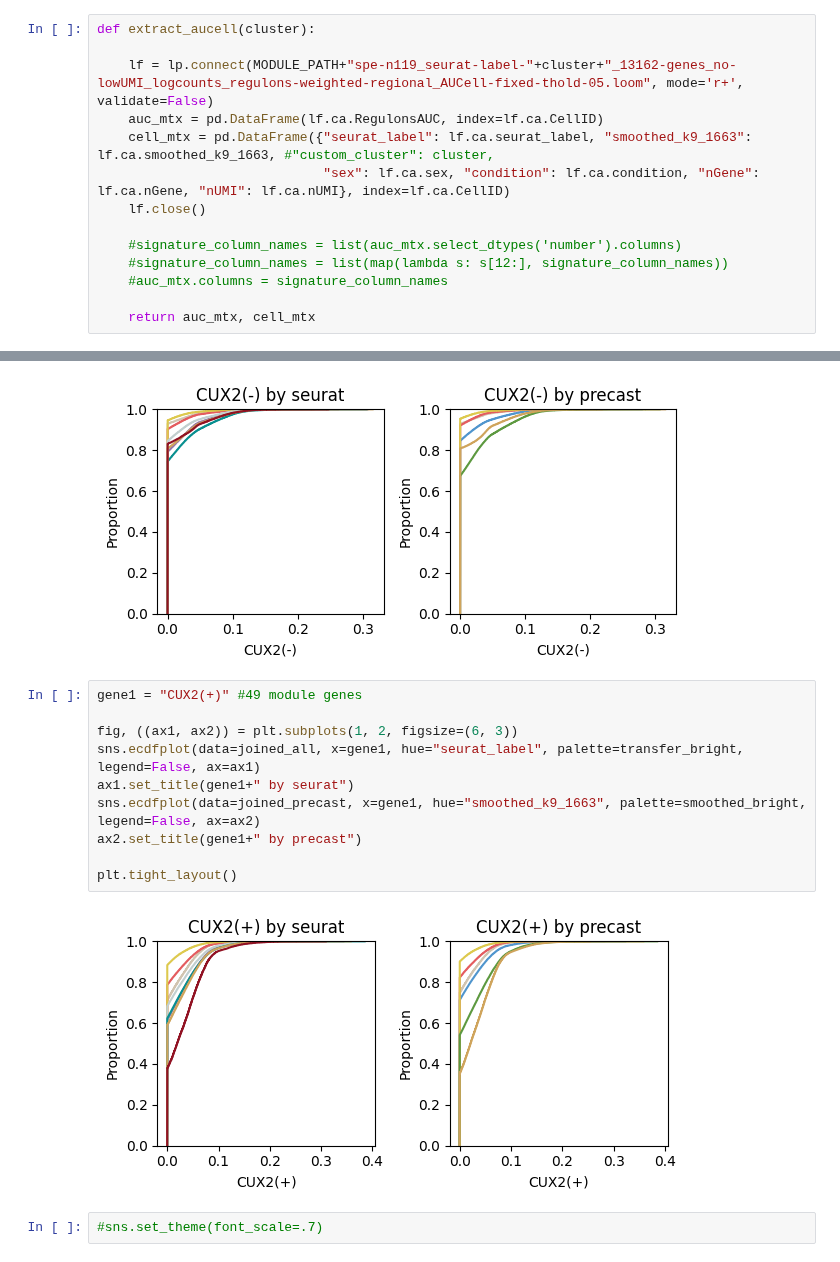
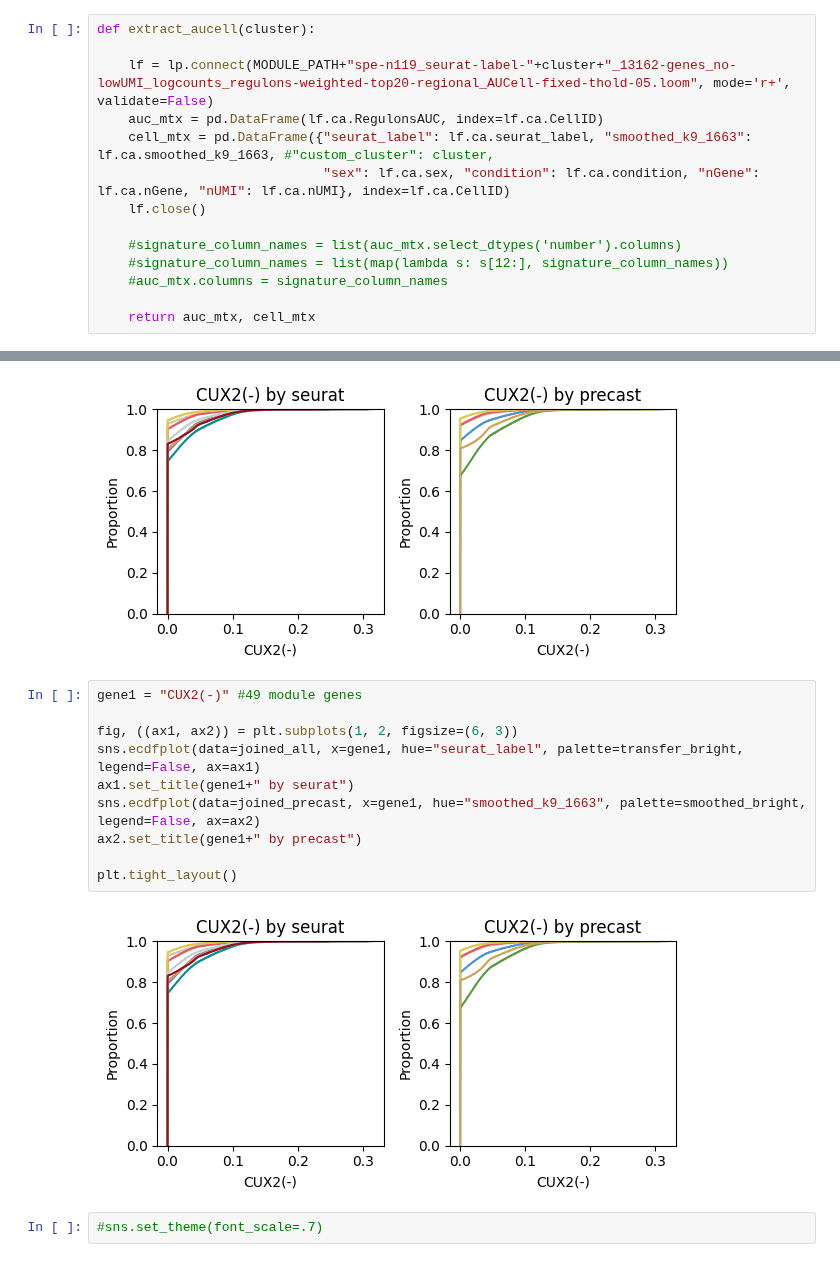
Before and after one commit to LieberInstitute/spatialDLPFC_mdd_bpd, a Jupyter notebook: code/09_SCENIC/08_explore-AUCell-regulons.ipynb, the cells around one changed output, grey strips where cells are left out. Saved outputs shown, nothing was run; the diff lists cells and outputs as text.

```diff
--- a/code/09_SCENIC/07_explore-AUCell-regulons.ipynb
+++ b/code/09_SCENIC/08_explore-AUCell-regulons.ipynb
@@ -16,7 +16,7 @@ WARNING:root:Connection to /dcs04/lieber/marmaypag/spatialDLPFC_mdd_bpd_LIBD4100
 # %%
 def extract_aucell(cluster):
 
-    lf = lp.connect(MODULE_PATH+"spe-n119_seurat-label-"+cluster+"_13162-genes_no-lowUMI_logcounts_regulons-weighted-regional_AUCell-fixed-thold-05.loom", mode='r+', validate=False)
+    lf = lp.connect(MODULE_PATH+"spe-n119_seurat-label-"+cluster+"_13162-genes_no-lowUMI_logcounts_regulons-weighted-top20-regional_AUCell-fixed-thold-05.loom", mode='r+', validate=False)
     auc_mtx = pd.DataFrame(lf.ca.RegulonsAUC, index=lf.ca.CellID)
     cell_mtx = pd.DataFrame({"seurat_label": lf.ca.seurat_label, "smoothed_k9_1663": lf.ca.smoothed_k9_1663, #"custom_cluster": cluster,
                              "sex": lf.ca.sex, "condition": lf.ca.condition, "nGene": lf.ca.nGene, "nUMI": lf.ca.nUMI}, index=lf.ca.CellID)
@@ -127,17 +127,17 @@ plt.tight_layout()
 # %% [output]
 [figure]
 # %%
-gene1 = "CUX2(+)" #49 module genes
+gene1 = "CUX2(-)" #49 module genes
 
 fig, ((ax1, ax2)) = plt.subplots(1, 2, figsize=(6, 3))
 sns.ecdfplot(data=joined_all, x=gene1, hue="seurat_label", palette=transfer_bright, legend=False, ax=ax1)
 ax1.set_title(gene1+" by seurat")
 sns.ecdfplot(data=joined_precast, x=gene1, hue="smoothed_k9_1663", palette=smoothed_bright, legend=False, ax=ax2)
 ax2.set_title(gene1+" by precast")
 
 plt.tight_layout()
 # %% [output]
-[figure, old version]
+[figure, new version]
 # %%
 #sns.set_theme(font_scale=.7)
 # %%
```
Also changed, not shown: parts of 9 cells of this notebook, 4 other files.
